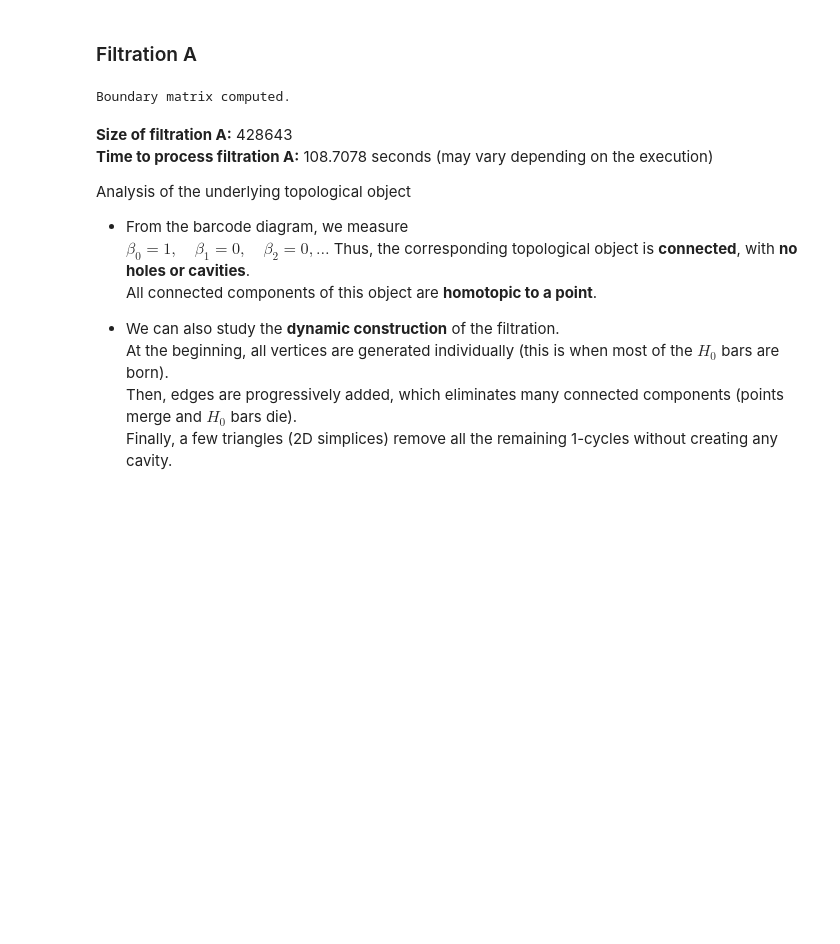
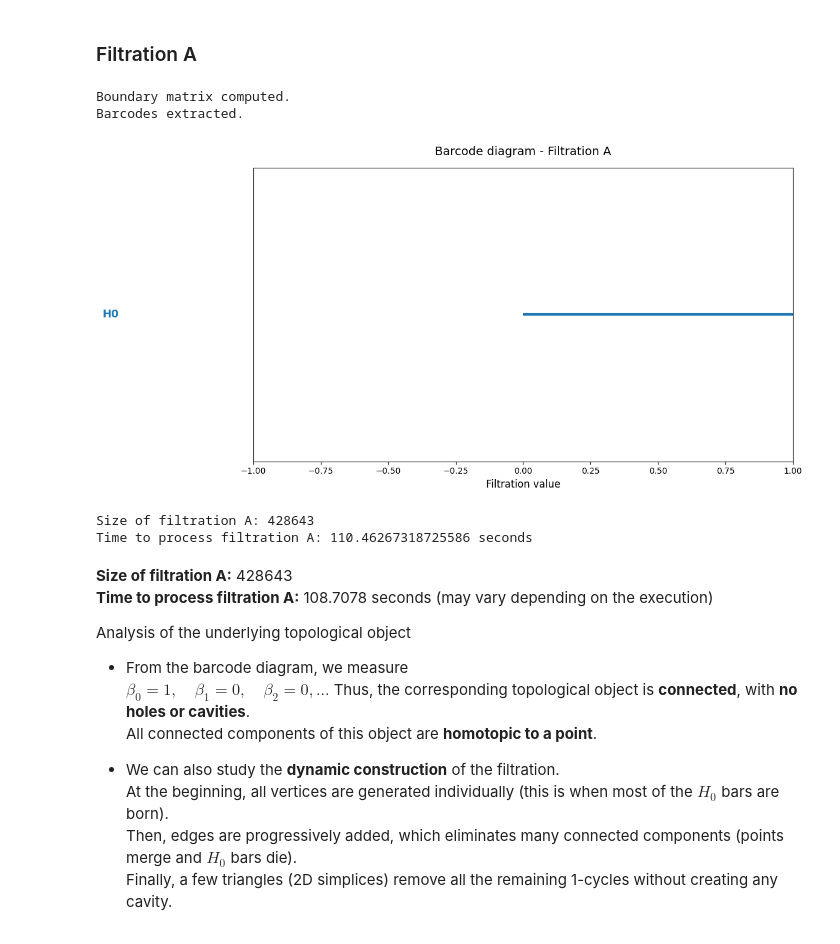
Before and after one commit to ttnn90395/TD4---TDA, a Jupyter notebook: report_pc4.ipynb, the cells around one changed output. Drawn from its saved outputs; the diff is of its cells as text; code cells hidden in the pictures; blank space fills up the shorter version.

```diff
--- a/report_pc4.ipynb
+++ b/report_pc4.ipynb
@@ -445,11 +447,15 @@ Barcodes extracted.
 ### Filtration A
 # %%
 filtration_a = read_filtration("filtrations/filtration_A.txt")
-duration = process_filtration(filtration_a, name="Filtration A", log_scale=True, minimum_length=0.0)
+duration = process_filtration(filtration_a, name="Filtration A")
 print("Size of filtration A:", len(filtration_a))
 print("Time to process filtration A:", duration, "seconds")
 # %% [output]
 Boundary matrix computed.
+Barcodes extracted.
+[figure, added]
+Size of filtration A: 428643
+Time to process filtration A: 110.46267318725586 seconds
 # %% [markdown]
 **Size of filtration A:** 428643
 **Time to process filtration A:** 108.7078 seconds (may vary depending on the execution)
```
Also changed, not shown: parts of 10 cells of this notebook.
